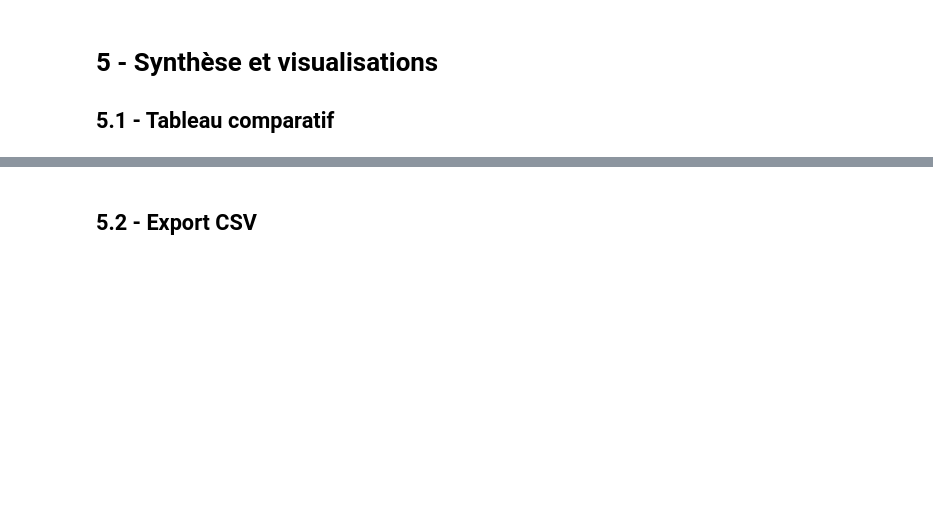
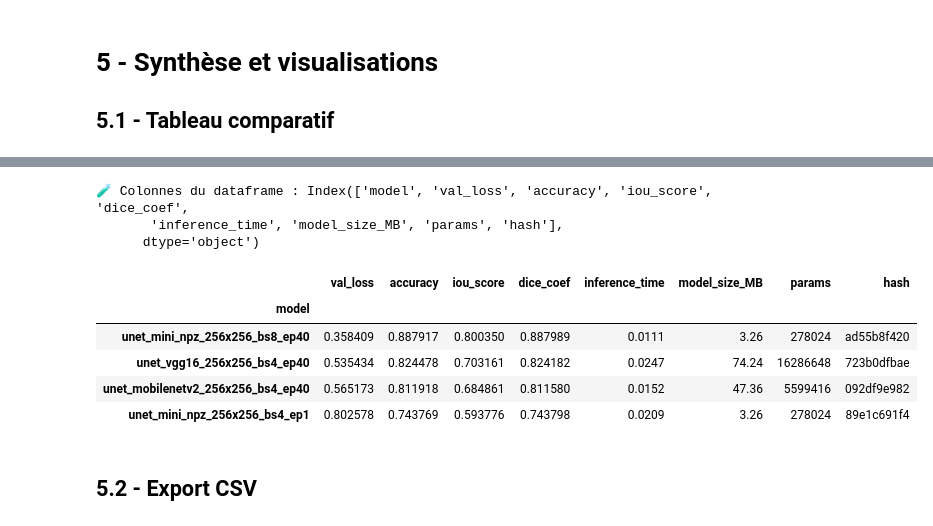
Before and after one commit to Arnaud66170/P08_segmentation_model_v2, a Jupyter notebook: notebooks/04_evaluation_and_metrics.ipynb, the cells around one changed output, grey strips where cells are left out. Cells and saved outputs as stored; diff of their text form; code cells hidden in the pictures; blank space fills up the shorter version.

Commit message:
correction définitive fonctionnelle jusqu'au notebook 4

```diff
--- a/notebooks/04_evaluation_and_metrics.ipynb
+++ b/notebooks/04_evaluation_and_metrics.ipynb
@@ -59,7 +81,7 @@ if str(src_path) not in sys.path:
 # %% [markdown]
 ## 1.3 - Définition des chemins
 # %%
-models_dir = project_root / "models"
+models_dir = project_root / "notebooks" / "models"
 data_path = project_root / "data" / "processed" / "augmented" / "test.npz"
 outputs_metrics = project_root / "outputs" / "metrics"
 outputs_figures = project_root / "outputs" / "figures"
@@ -98,6 +129,7 @@ results = []
 for model_path in model_files:
     model_name = model_path.stem
     print(f"\n🔍 Évaluation du modèle : {model_name}")
+    print(f"📦 Modèle trouvé : {model_path.name}")
 
     # 🔁 Nettoyage GPU avant chargement du modèle
     clean_gpu_cache()
@@ -110,7 +142,7 @@ for model_path in model_files:
         continue
 
     start = time.time()
-    metrics = model.evaluate(X_test, Y_test, verbose=0)
+    metrics = model.evaluate(X_test, Y_test, verbose=0, batch_size=4)
     end = time.time()
 
     duration = end - start
@@ -129,3 +161,11 @@ for model_path in model_files:
         "params": param_count,
         "hash": hash_val[:10]  # extrait pour suivi
     })
+    print("✅ Résultat ajouté :", results[-1])
+
+# ✅ Sécurité anti-tableau vide
+if not results:
+    raise ValueError("⛔ Aucun résultat ajouté : vérifie les modèles .h5, les custom_objects ou les erreurs dans model.evaluate")
+
+print("🔍 Longueur de results :", len(results))
+print("🔍 Exemple d’entrée :", results[0] if results else "⚠️ VIDE")
@@ -135,6 +214,18 @@ for model_path in model_files:
 # %%
-results_df = pd.DataFrame(results).set_index("model")
+df = pd.DataFrame(results)
+print("🧪 Colonnes du dataframe :", df.columns)
+results_df = df.set_index("model")
 display(results_df.sort_values(by="iou_score", ascending=False))
+# %% [output]
+🧪 Colonnes du dataframe : Index(['model', 'val_loss', 'accuracy', 'iou_score', 'dice_coef',
+       'inference_time', 'model_size_MB', 'params', 'hash'],
+      dtype='object')
+|  | val_loss | accuracy | iou_score | dice_coef | inference_time | model_size_MB | params | hash |
+| model |  |  |  |  |  |  |  |  |
+| unet_mini_npz_256x256_bs8_ep40 | 0.358409 | 0.887917 | 0.800350 | 0.887989 | 0.0111 | 3.26 | 278024 | ad55b8f420 |
+| unet_vgg16_256x256_bs4_ep40 | 0.535434 | 0.824478 | 0.703161 | 0.824182 | 0.0247 | 74.24 | 16286648 | 723b0dfbae |
+| unet_mobilenetv2_256x256_bs4_ep40 | 0.565173 | 0.811918 | 0.684861 | 0.811580 | 0.0152 | 47.36 | 5599416 | 092df9e982 |
+| unet_mini_npz_256x256_bs4_ep1 | 0.802578 | 0.743769 | 0.593776 | 0.743798 | 0.0209 | 3.26 | 278024 | 89e1c691f4 |
 # %% [markdown]
 ## 5.2 - Export CSV
 # %%
```
Also changed, not shown: parts of 15 cells of this notebook, 3 other files.
